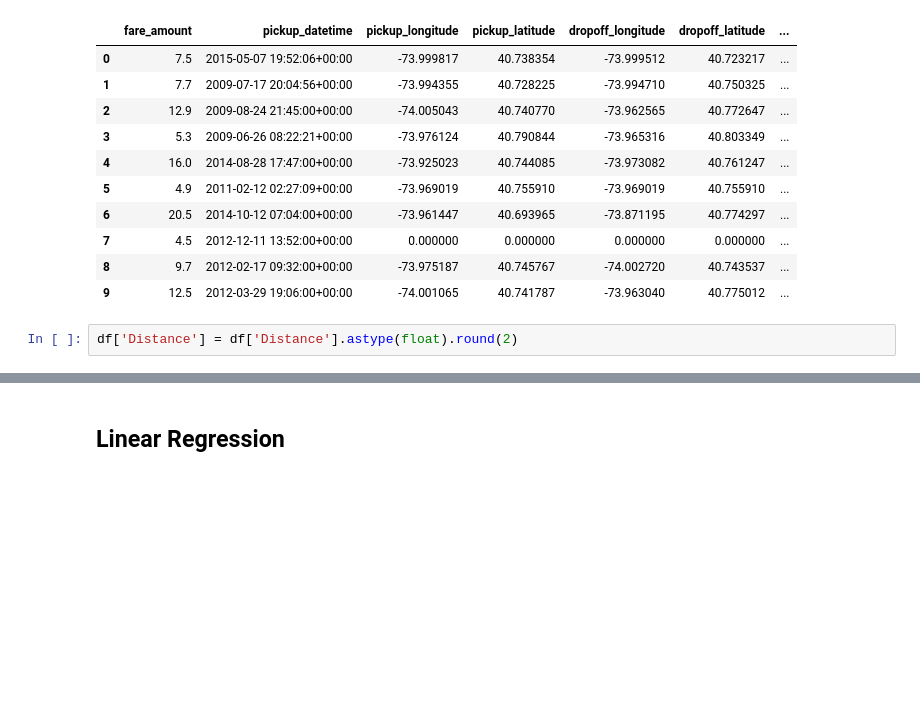
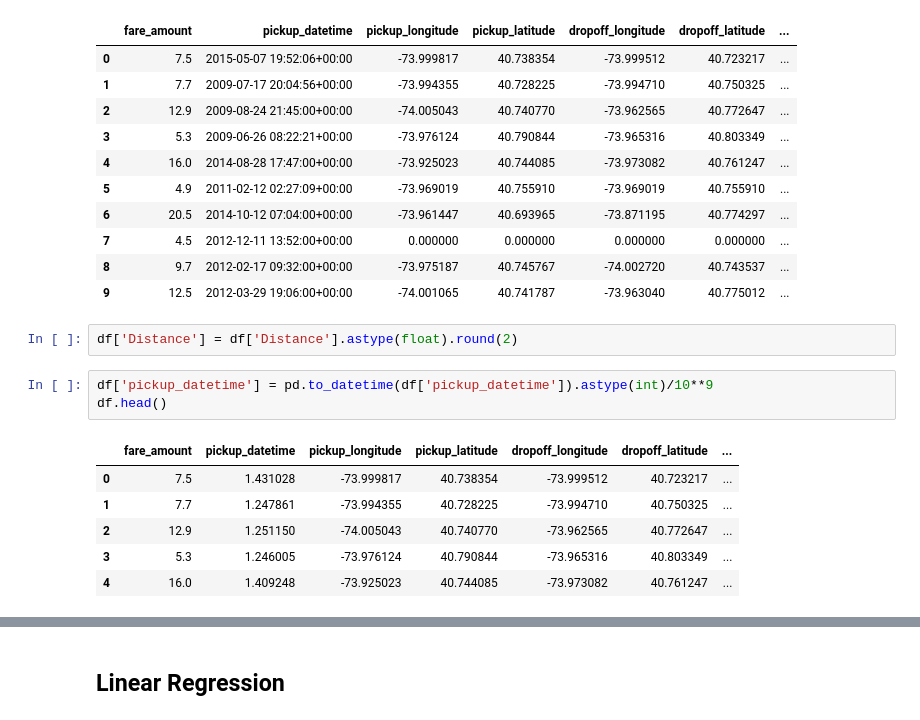
Before and after one commit to pratham-25/SEM_7_SPPU, a Jupyter notebook: ML/1.ipynb, the cells around one changed output, grey strips where cells are left out. Drawn from its saved outputs; the diff is of its cells as text; blank space fills up the shorter version.

```diff
--- a/ML/1.ipynb
+++ b/ML/1.ipynb
@@ -200,3 +200,13 @@ df.head(10)
 | 9 | 12.5 | 2012-03-29 19:06:00+00:00 | -74.001065 | 40.741787 | -73.963040 | 40.775012 | ... |
 # %%
 df['Distance'] = df['Distance'].astype(float).round(2)
+# %%
+df['pickup_datetime'] = pd.to_datetime(df['pickup_datetime']).astype(int)/10**9
+df.head()
+# %% [output]
+|  | fare_amount | pickup_datetime | pickup_longitude | pickup_latitude | dropoff_longitude | dropoff_latitude | ... |
+| 0 | 7.5 | 1.431028 | -73.999817 | 40.738354 | -73.999512 | 40.723217 | ... |
+| 1 | 7.7 | 1.247861 | -73.994355 | 40.728225 | -73.994710 | 40.750325 | ... |
+| 2 | 12.9 | 1.251150 | -74.005043 | 40.740770 | -73.962565 | 40.772647 | ... |
+| 3 | 5.3 | 1.246005 | -73.976124 | 40.790844 | -73.965316 | 40.803349 | ... |
+| 4 | 16.0 | 1.409248 | -73.925023 | 40.744085 | -73.973082 | 40.761247 | ... |
```
Also changed, not shown: parts of 13 cells of this notebook, 6 other files.
